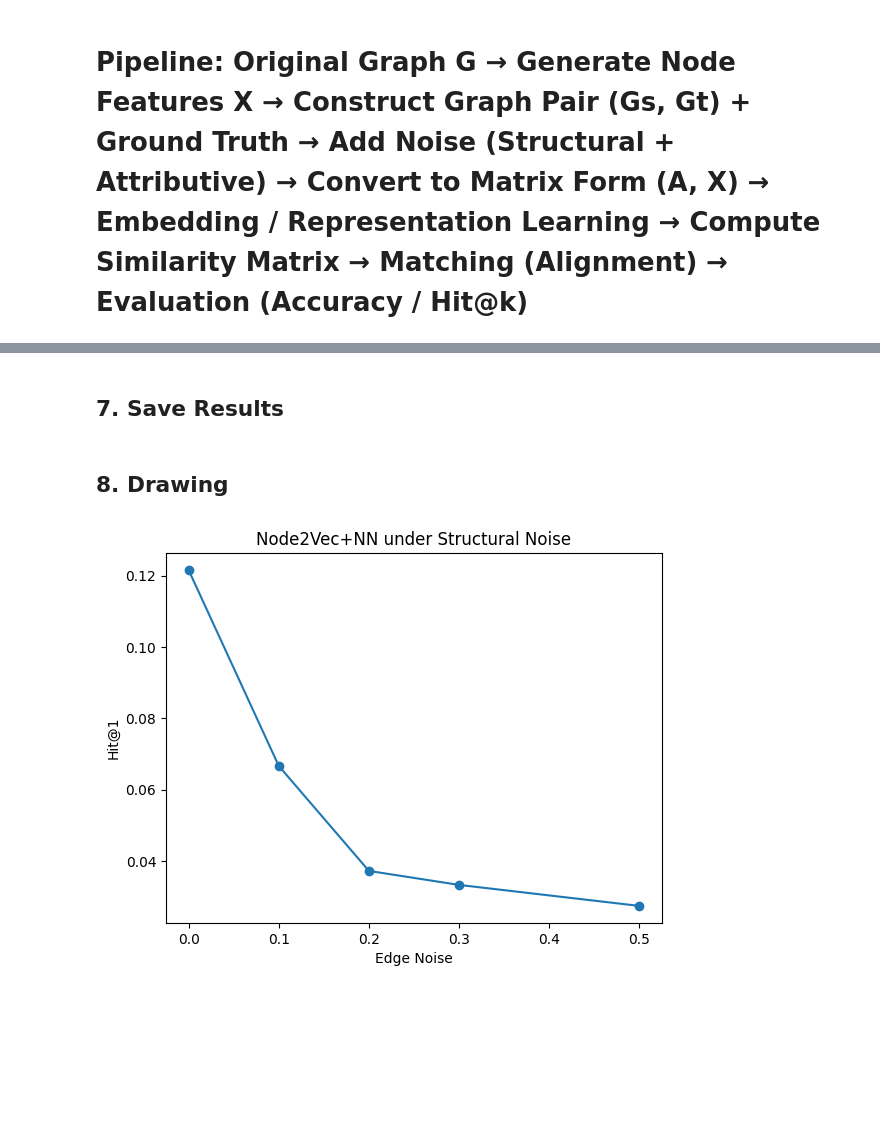
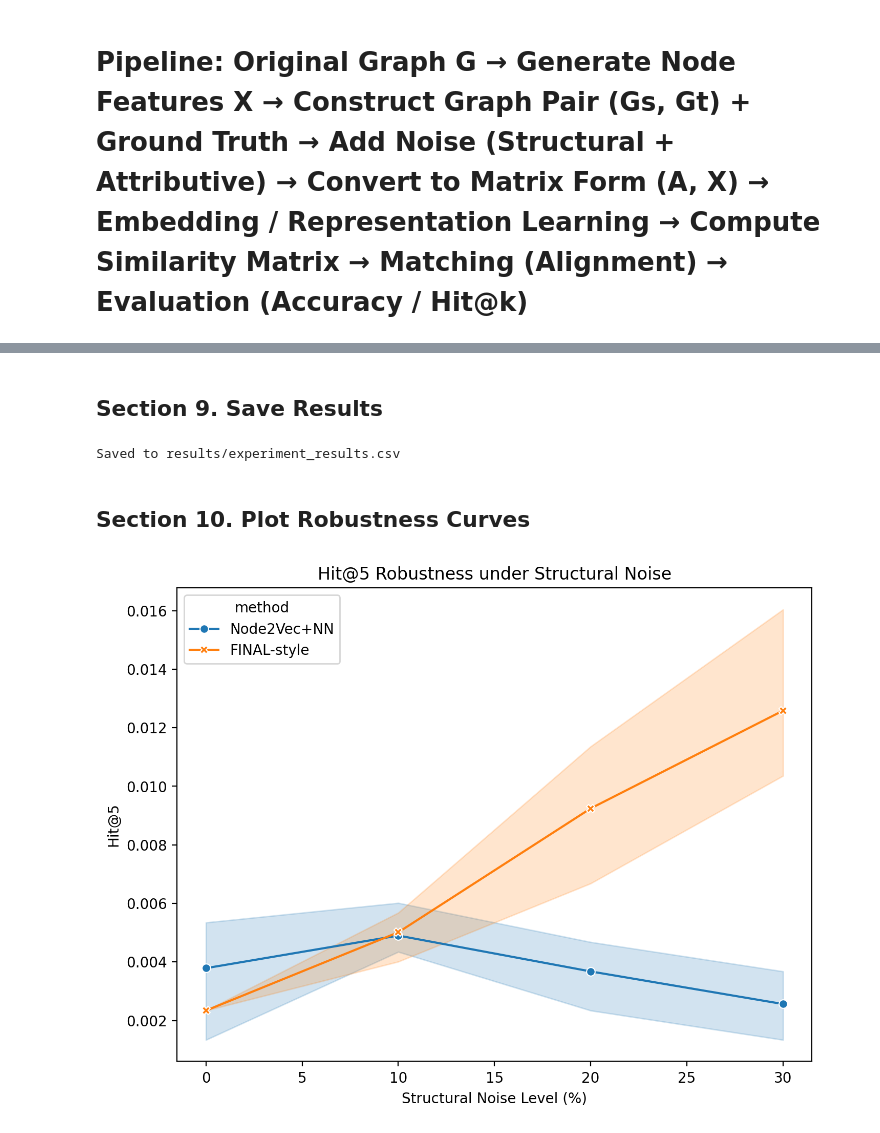
Before and after one commit to Constance930786/NetAlign_gml, a Jupyter notebook: NetAlign.ipynb, the cells around one changed output, grey strips where cells are left out. Drawn from its saved outputs; the diff is of its cells as text; code cells hidden in the pictures; blank space fills up the shorter version.

```diff
--- a/NetAlign.ipynb
+++ b/NetAlign.ipynb
@@ -116,20 +279,32 @@ df.head()
 # %% [markdown]
-## **7. Save Results**
+## **Section 9. Save Results**
 # %%
+os.makedirs("results", exist_ok=True)
 df.to_csv("results/experiment_results.csv", index=False)
+print("Saved to results/experiment_results.csv")
+# %% [output]
+Saved to results/experiment_results.csv
-# %% [markdown]
-## **8. Drawing**
-# %%
-import matplotlib.pyplot as plt
-import pandas as pd
-
-subset = df[df["method"] == "Node2Vec+NN"]
-mean_df = subset.groupby("edge_noise")["hit1"].mean().reset_index()
-
-plt.plot(mean_df["edge_noise"], mean_df["hit1"], marker="o")
-plt.xlabel("Edge Noise")
-plt.ylabel("Hit@1")
-plt.title("Node2Vec+NN under Structural Noise")
-plt.show()
-# %% [output]
-[figure, removed]
+# %% [markdown]
+## **Section 10. Plot Robustness Curves**
+# %%
+import seaborn as sns
+
+df_plot = df[df["attr_noise"] == 0.0].copy()
+df_plot["Noise_Level_Pct"] = df_plot["edge_noise"] * 100
+
+plt.figure(figsize=(8, 6), dpi=200)
+sns.lineplot(
+    data=df_plot,
+    x="Noise_Level_Pct",
+    y="hit5",
+    hue="method",
+    style="method",
+    markers=True,
+    dashes=False
+)
+plt.title("Hit@5 Robustness under Structural Noise")
+plt.xlabel("Structural Noise Level (%)")
+plt.ylabel("Hit@5")
+plt.show()
+# %% [output]
+[figure, added]
```
Also changed, not shown: parts of 33 cells of this notebook, 6 other files.
